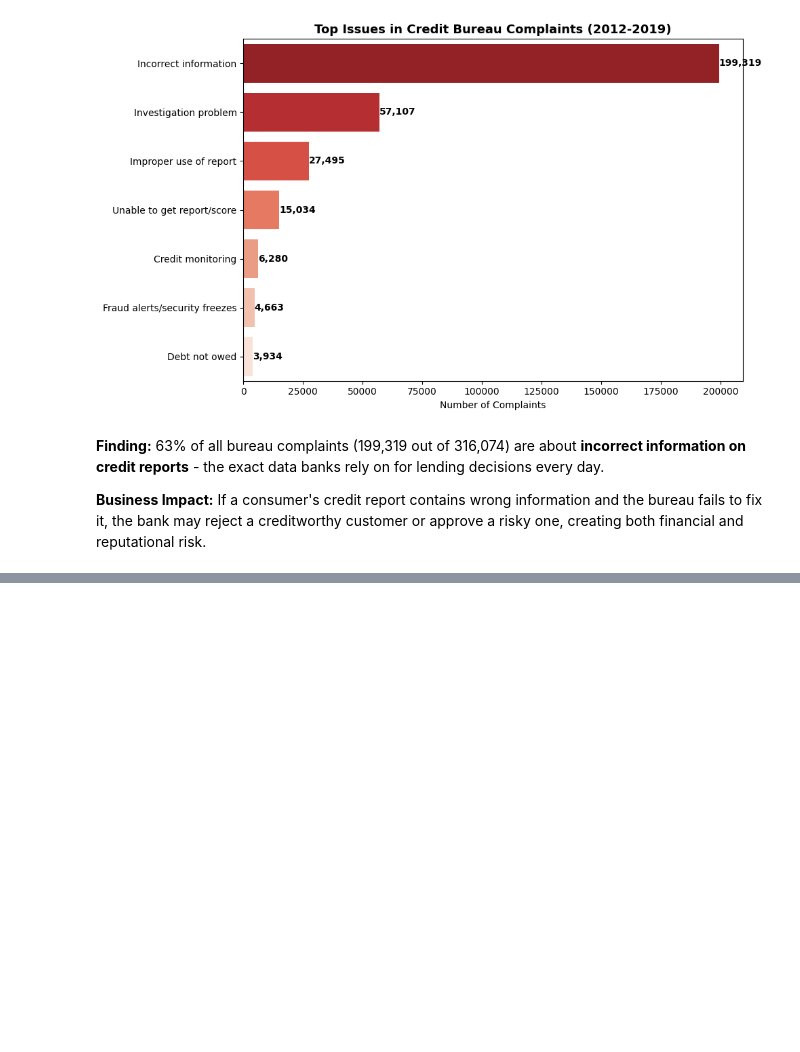
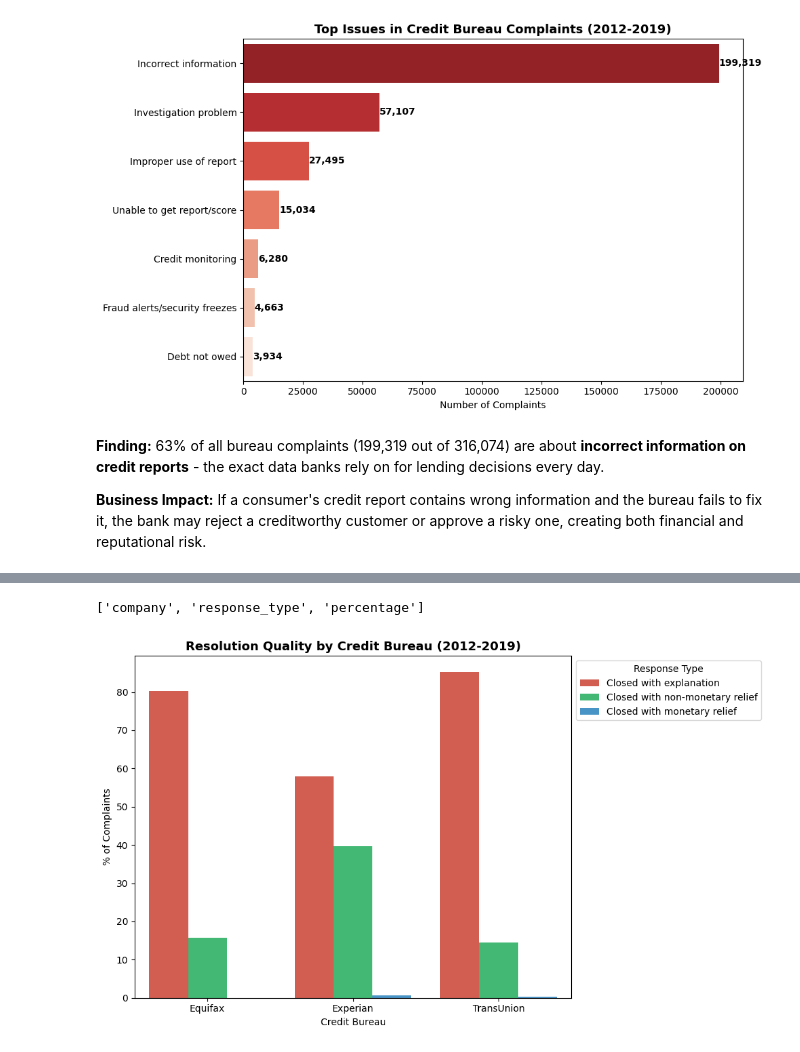
Before and after one commit to jarviscanada/jarvis_data_eng_SamiaCarchaf, a Jupyter notebook: python_data_analytics/sql_complaints.ipynb, the cells around one changed output, grey strips where cells are left out. Cells and saved outputs as stored; diff of their text form; code cells hidden in the pictures; blank space fills up the shorter version.

```diff
--- a/python_data_analytics/sql_complaints.ipynb
+++ b/python_data_analytics/sql_complaints.ipynb
@@ -835,0 +889,6 @@ plt.show()
+# %%
+# Resolution quality per bureau
+resolution = df_bureaus.groupby('company')['company_response'].value_counts(normalize=True).unstack()
+resolution.index = ['Equifax', 'Experian', 'TransUnion']
+resolution = resolution * 100
+resolution.round(1)
@@ -835,0 +904,11 @@ plt.show()
+# %%
+resolution_plot = resolution[['Closed with explanation',
+                               'Closed with non-monetary relief',
+                               'Closed with monetary relief']].copy()
+resolution_plot.index.name = 'company'
+resolution_plot = resolution_plot.reset_index()
+
+resolution_plot = resolution_plot.melt(id_vars='company',
+                                        var_name='response_type',
+                                        value_name='percentage')
+resolution_plot
@@ -835,0 +926,18 @@ plt.show()
+# %%
+print(resolution_plot.columns.tolist())
+# %% [output]
+['company', 'response_type', 'percentage']
+# %%
+plt.figure(figsize=(10, 6))
+sns.barplot(data=resolution_plot, x='company', y='percentage',
+            hue='response_type', palette=['#e74c3c', '#2ecc71', '#3498db'])
+
+plt.title('Resolution Quality by Credit Bureau (2012-2019)',
+          fontsize=13, fontweight='bold')
+plt.xlabel('Credit Bureau')
+plt.ylabel('% of Complaints')
+plt.legend(title='Response Type', bbox_to_anchor=(1, 1))
+plt.tight_layout()
+plt.show()
+# %% [output]
+[figure, added]
```
Also changed, not shown: parts of 23 cells of this notebook.
